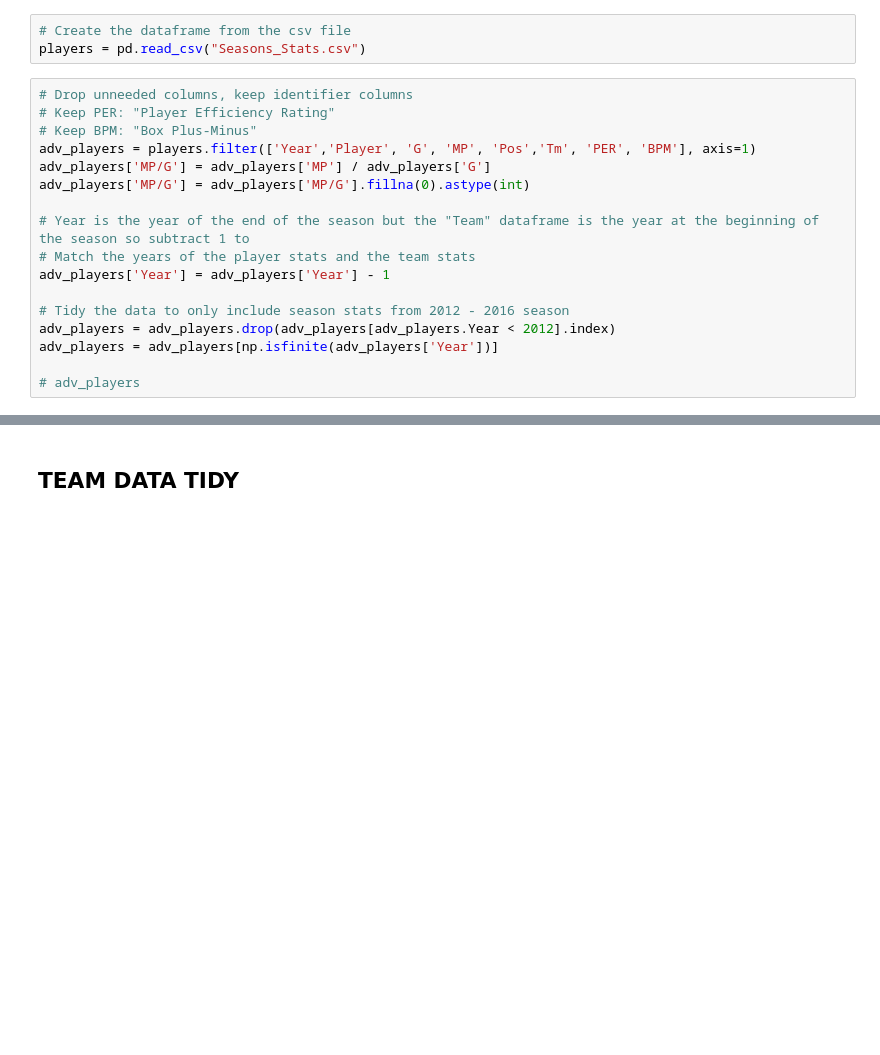
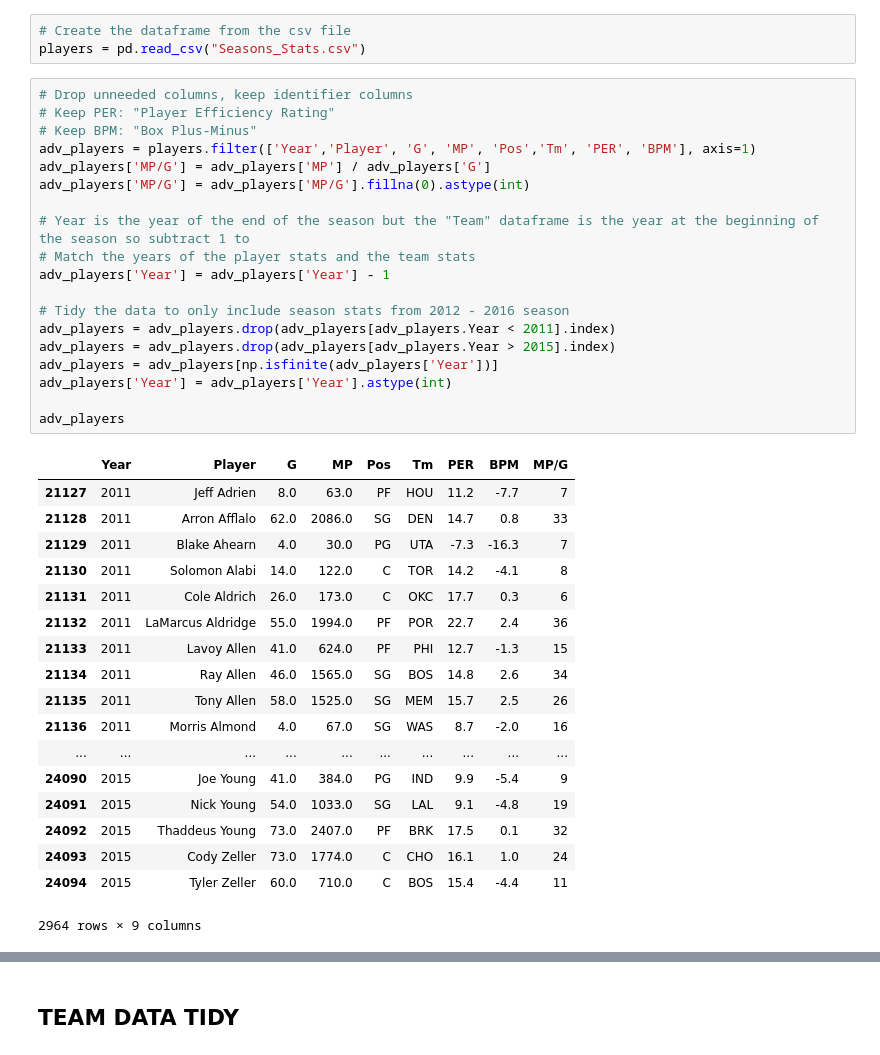
Before and after one commit to gvallang/cmsc320FinalTutorial, a Jupyter notebook: Final_Tutorial.ipynb, the cells around one changed output, grey strips where cells are left out. Drawn from its saved outputs; the diff is of its cells as text; blank space fills up the shorter version.

```diff
--- a/Final_Tutorial.ipynb
+++ b/Final_Tutorial.ipynb
@@ -45,20 +54,41 @@ players = pd.read_csv("Seasons_Stats.csv")
 # %%
 # Drop unneeded columns, keep identifier columns
 # Keep PER: "Player Efficiency Rating"
 # Keep BPM: "Box Plus-Minus"
 adv_players = players.filter(['Year','Player', 'G', 'MP', 'Pos','Tm', 'PER', 'BPM'], axis=1)
 adv_players['MP/G'] = adv_players['MP'] / adv_players['G']
 adv_players['MP/G'] = adv_players['MP/G'].fillna(0).astype(int)
 
 # Year is the year of the end of the season but the "Team" dataframe is the year at the beginning of the season so subtract 1 to
 # Match the years of the player stats and the team stats
 adv_players['Year'] = adv_players['Year'] - 1
 
 # Tidy the data to only include season stats from 2012 - 2016 season
-adv_players = adv_players.drop(adv_players[adv_players.Year < 2012].index)
+adv_players = adv_players.drop(adv_players[adv_players.Year < 2011].index)
+adv_players = adv_players.drop(adv_players[adv_players.Year > 2015].index)
 adv_players = adv_players[np.isfinite(adv_players['Year'])]
+adv_players['Year'] = adv_players['Year'].astype(int)
 
-# adv_players
+adv_players
+# %% [output]
+|  | Year | Player | G | MP | Pos | Tm | PER | BPM | MP/G |
+| 21127 | 2011 | Jeff Adrien | 8.0 | 63.0 | PF | HOU | 11.2 | -7.7 | 7 |
+| 21128 | 2011 | Arron Afflalo | 62.0 | 2086.0 | SG | DEN | 14.7 | 0.8 | 33 |
+| 21129 | 2011 | Blake Ahearn | 4.0 | 30.0 | PG | UTA | -7.3 | -16.3 | 7 |
+| 21130 | 2011 | Solomon Alabi | 14.0 | 122.0 | C | TOR | 14.2 | -4.1 | 8 |
+| 21131 | 2011 | Cole Aldrich | 26.0 | 173.0 | C | OKC | 17.7 | 0.3 | 6 |
+| 21132 | 2011 | LaMarcus Aldridge | 55.0 | 1994.0 | PF | POR | 22.7 | 2.4 | 36 |
+| 21133 | 2011 | Lavoy Allen | 41.0 | 624.0 | PF | PHI | 12.7 | -1.3 | 15 |
+| 21134 | 2011 | Ray Allen | 46.0 | 1565.0 | SG | BOS | 14.8 | 2.6 | 34 |
+| 21135 | 2011 | Tony Allen | 58.0 | 1525.0 | SG | MEM | 15.7 | 2.5 | 26 |
+| 21136 | 2011 | Morris Almond | 4.0 | 67.0 | SG | WAS | 8.7 | -2.0 | 16 |
+| ... | ... | ... | ... | ... | ... | ... | ... | ... | ... |
+| 24090 | 2015 | Joe Young | 41.0 | 384.0 | PG | IND | 9.9 | -5.4 | 9 |
+| 24091 | 2015 | Nick Young | 54.0 | 1033.0 | SG | LAL | 9.1 | -4.8 | 19 |
+| 24092 | 2015 | Thaddeus Young | 73.0 | 2407.0 | PF | BRK | 17.5 | 0.1 | 32 |
+| 24093 | 2015 | Cody Zeller | 73.0 | 1774.0 | C | CHO | 16.1 | 1.0 | 24 |
+| 24094 | 2015 | Tyler Zeller | 60.0 | 710.0 | C | BOS | 15.4 | -4.4 | 11 |
+2964 rows × 9 columns
 # %%
 groups = adv_players.groupby('Year')
 
```
Also changed, not shown: parts of 6 cells of this notebook.
